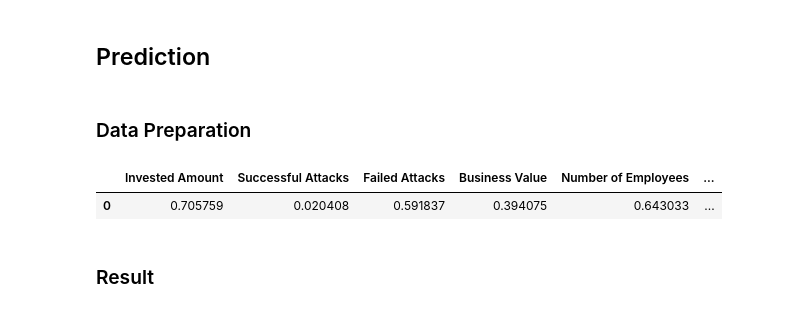
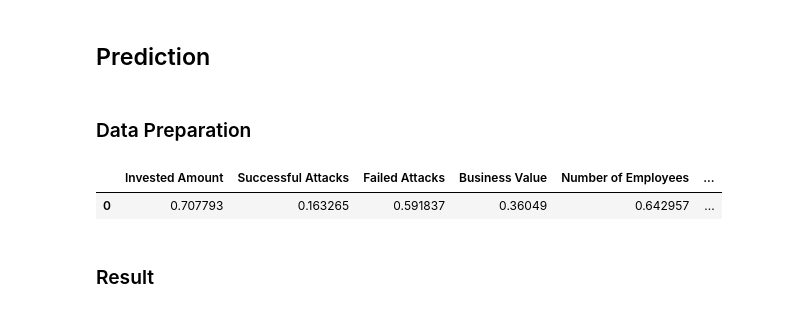
Before and after one commit to Sulasdeli/SecRiskAI, a Jupyter notebook: main.ipynb, the cells around one changed output. Saved outputs shown, nothing was run; the diff lists cells and outputs as text; code cells hidden in the pictures.

```diff
--- a/main.ipynb
+++ b/main.ipynb
@@ -44,7 +44,7 @@ def get_categorized_risk(weighted_risk, low_medium_boundary = 1.0, medium_high_b
   else:
       return "HIGH"
 # %%
-data = generate_data(nr_entries=10000)
+data = generate_data(nr_entries = 5000)
 # %%
 data.head()
 # %% [output]
@@ -199,19 +199,19 @@ Accuracy: 93.17%
 # %%
 def get_data_for_prediction():
   return { feature_name: tf.constant(normalized_prediction_df, dtype=tf.float64)}
 
 # Create DataFrame from data to be predicted
-prediction_df = pd.DataFrame([[1077113, 1, 29, 4947796, 57879, 2, 0, 0]], columns=features)
+prediction_df = pd.DataFrame([[1077113, 8, 29, 4947796, 57879, 1, 6, 0]], columns=features)
 
 # Normalize using the initial dataframe -> bring the data for the prediction to the same scale
 normalized_prediction_df = prediction_df[features]
 for feature in features:
     normalized_prediction_df[feature] = normalized_prediction_df[feature].apply(lambda x: ( (x - data[feature].min()) / (data[feature].max() - data[feature].min())))
 
 normalized_prediction_df
 # %% [output]
 |  | Invested Amount | Successful Attacks | Failed Attacks | Business Value | Number of Employees | ... |
-| 0 | 0.705759 | 0.020408 | 0.591837 | 0.394075 | 0.643033 | ... |
+| 0 | 0.707793 | 0.163265 | 0.591837 | 0.36049 | 0.642957 | ... |
 # %% [markdown]
 ### Result
 # %%
```
Also changed, not shown: parts of 33 cells of this notebook.
